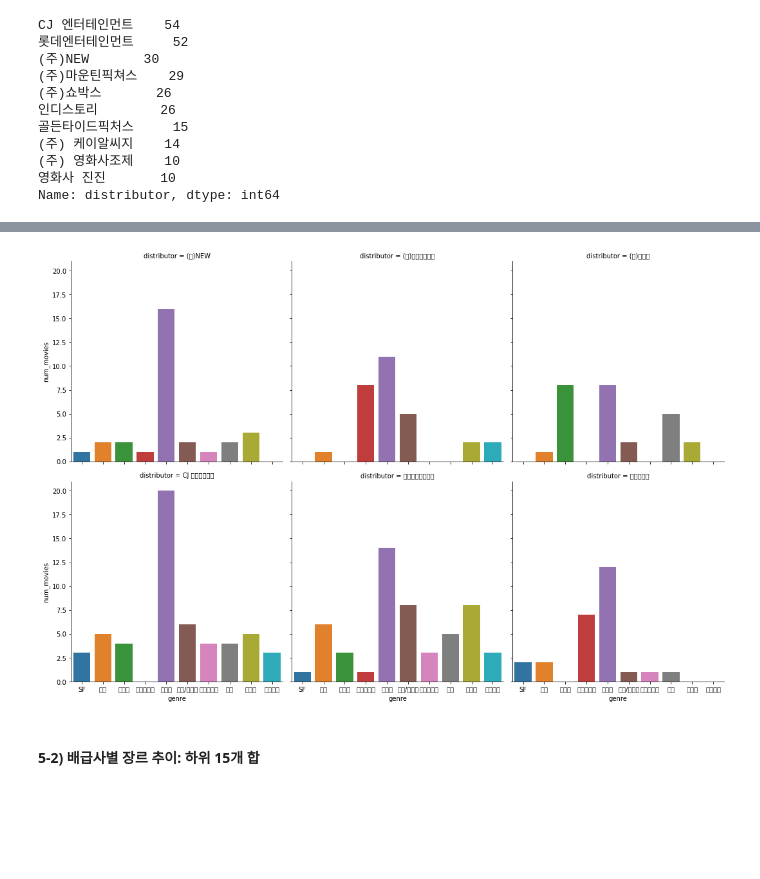
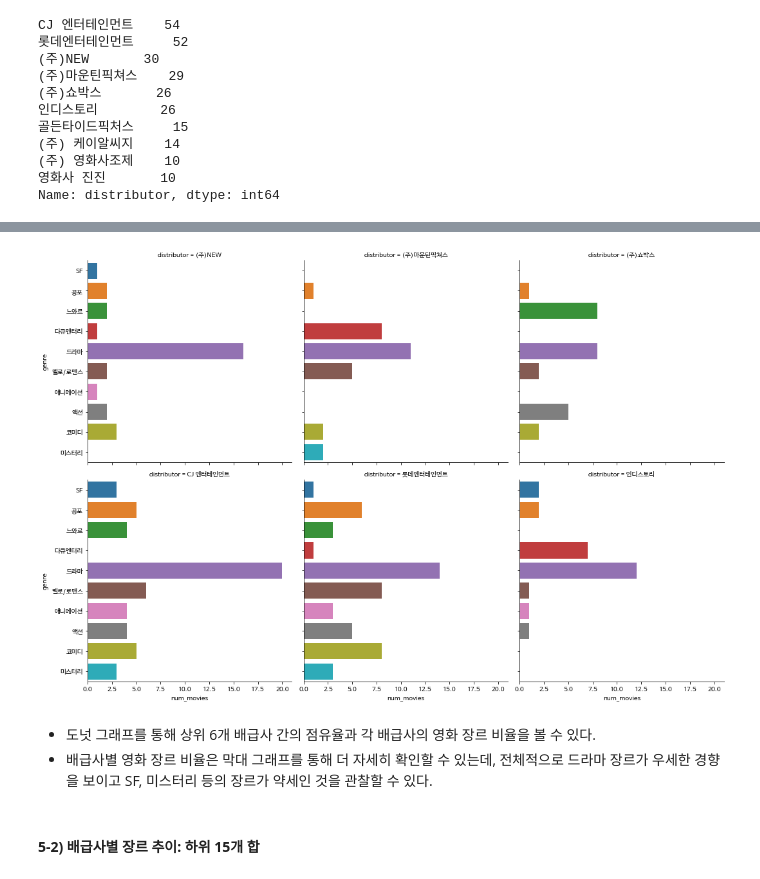
Before and after one commit to chacha715/ESA, a Jupyter notebook: mini_project_차민경.ipynb, the cells around one changed output, grey strips where cells are left out. Cells and saved outputs as stored; diff of their text form; code cells hidden in the pictures; blank space fills up the shorter version.

```diff
--- a/mini_project_차민경.ipynb
+++ b/mini_project_차민경.ipynb
@@ -359,8 +354,13 @@ WARNING:matplotlib.font_manager:findfont: Font family ['NanumBarunGothic'] not f
 # %%
 #방법2 - 배급사별 막대 그래프
-ax = sns.catplot(data=train_distributor_genre, x='genre', y='num_movies', kind='bar', col='distributor', col_wrap=3)
+ax = sns.catplot(data=train_distributor_genre, x='num_movies', y='genre', kind='bar', col='distributor', col_wrap=3)
 # %% [output]
-[figure, old version]
+[figure, new version]
+# %% [markdown]
+
+
+*   도넛 그래프를 통해 상위 6개 배급사 간의 점유율과 각 배급사의 영화 장르 비율을 볼 수 있다.
+*   배급사별 영화 장르 비율은 막대 그래프를 통해 더 자세히 확인할 수 있는데, 전체적으로 드라마 장르가 우세한 경향을 보이고 SF, 미스터리 등의 장르가 약세인 것을 관찰할 수 있다.
 # %% [markdown]
 #### **5-2) 배급사별 장르 추이: 하위 15개 합**
 # %%
```
Also changed, not shown: parts of 6 cells of this notebook.
